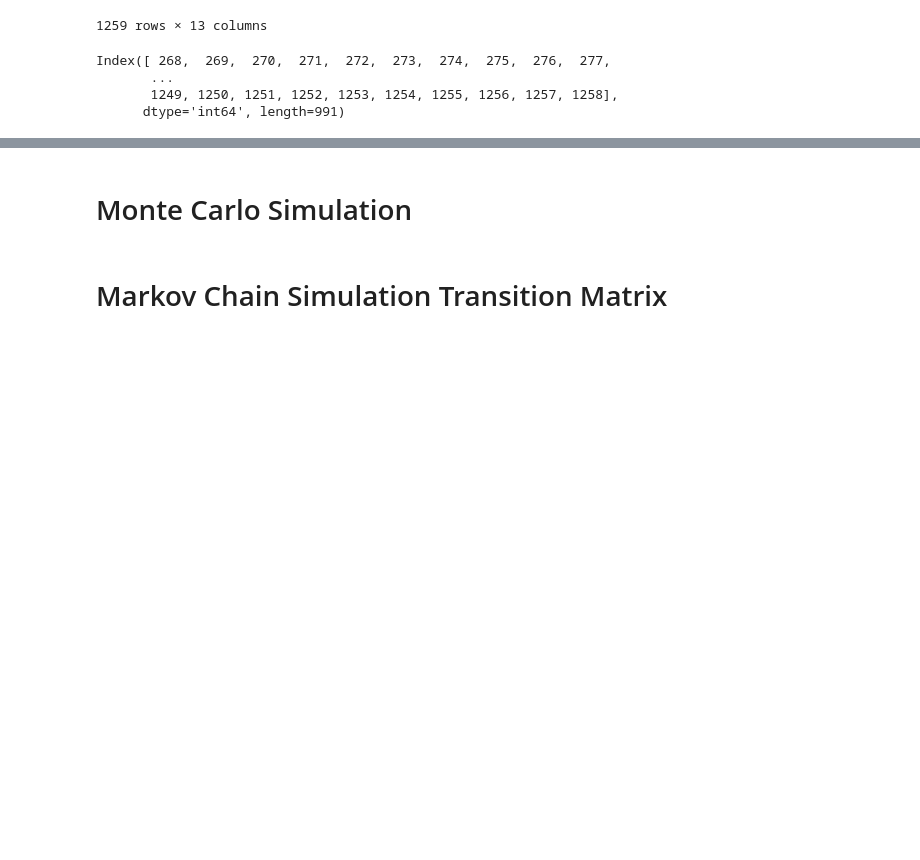
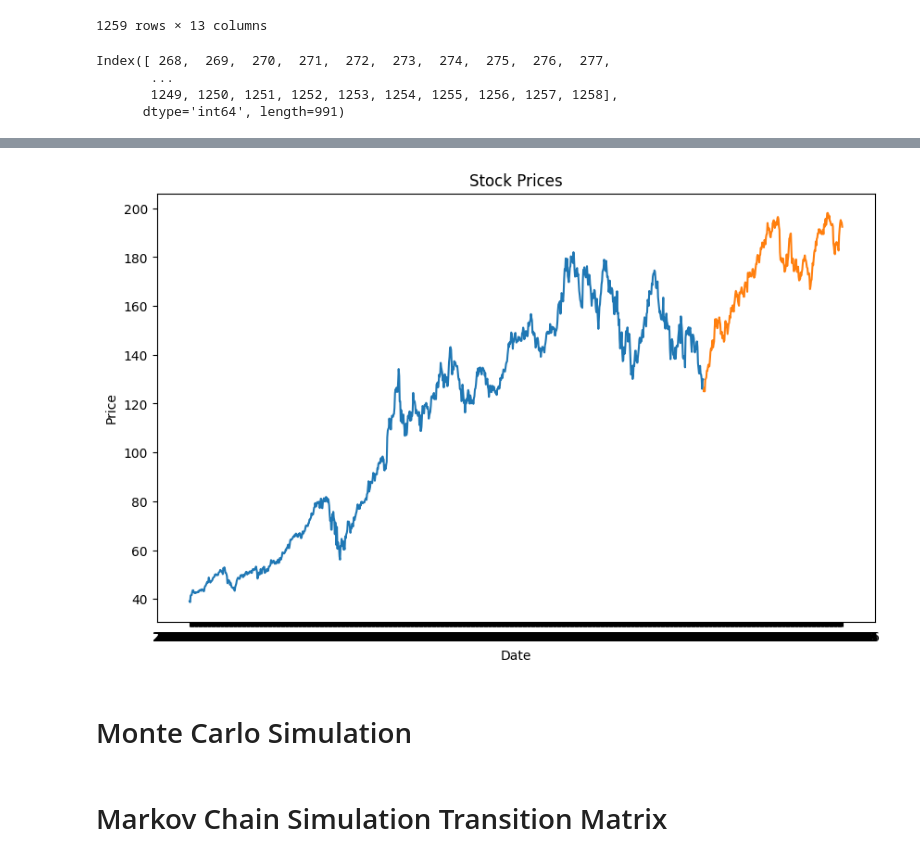
Before and after one commit to AlgoETS/MarkokChainMonteCarlo, a Jupyter notebook: backtest.ipynb, the cells around one changed output, grey strips where cells are left out. Cells and saved outputs as stored; diff of their text form; code cells hidden in the pictures; blank space fills up the shorter version.

```diff
--- a/backtest.ipynb
+++ b/backtest.ipynb
@@ -258,3 +233,13 @@ prices_after_january_2023
+# %%
+plt.figure(figsize=(10, 6))
+plt.title('Stock Prices')
+plt.xlabel('Date')
+plt.ylabel('Price')
+plt.plot(prices_before_january_2023['date'], prices_before_january_2023['Close'])
+plt.plot(prices_after_january_2023['date'], prices_after_january_2023['Close'])
+plt.show()
+# %% [output]
+[figure, added]
 # %% [markdown]
 # Monte Carlo Simulation
 # %%
```
Also changed, not shown: parts of 15 cells of this notebook, 1 other file.
